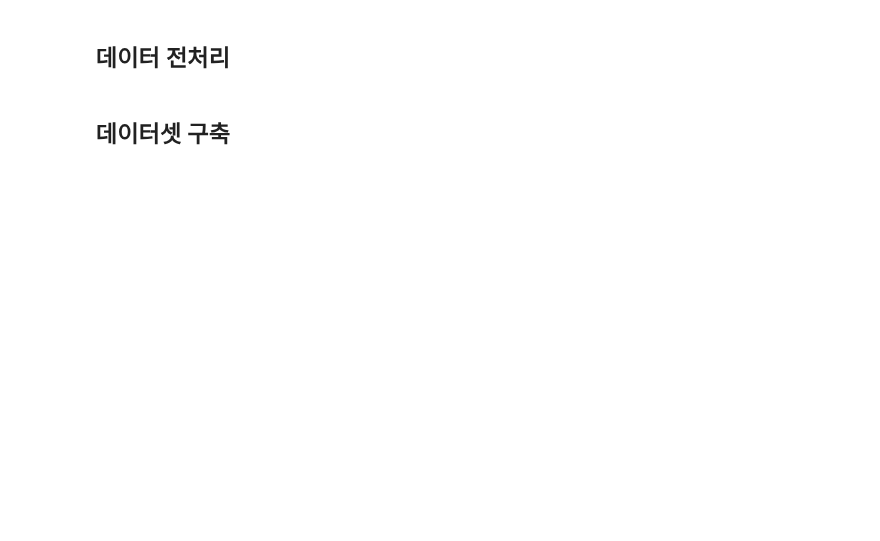
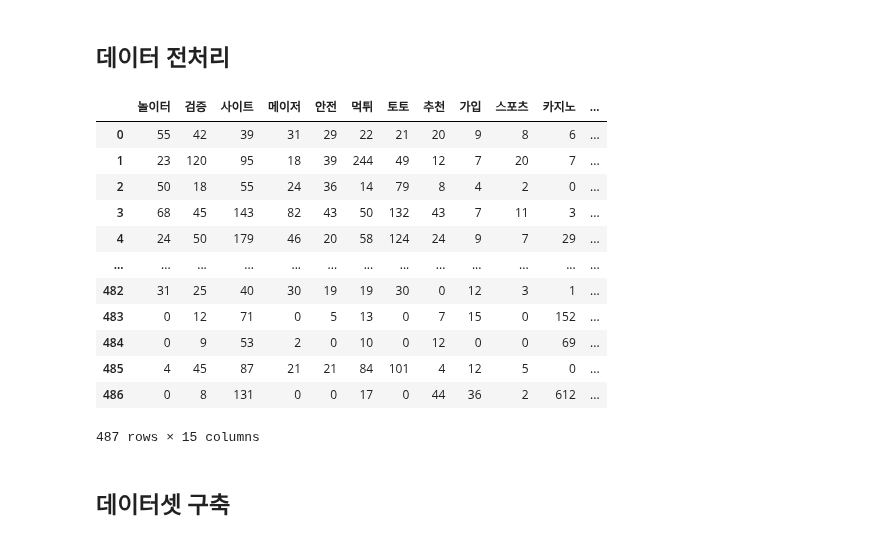
Before and after one commit to 6sephiruth/AI_career, a Jupyter notebook: gamble/gamble.ipynb, the cells around one changed output. Saved outputs shown, nothing was run; the diff lists cells and outputs as text; code cells hidden in the pictures; blank space fills up the shorter version.

```diff
--- a/gamble/gamble.ipynb
+++ b/gamble/gamble.ipynb
@@ -12,0 +29,9 @@ import numpy as np
+# %%
+
+ddrop_cols = []
+
+for col in bad_data.columns:
+
+    if bad_data[col].sum() < bad_data.sum().mean():
+
+        ddrop_cols.append(col)
@@ -49,6 +113,22 @@ else:
     pickle.dump(fix_good_data, open(f'./dataset/fix_good_data','wb'))
     pickle.dump(fix_bad_data, open(f'./dataset/fix_bad_data','wb'))
     pickle.dump(drop_cols, open(f'./dataset/drop_cols','wb'))
+# %%
+fix_bad_data
+# %% [output]
+|  | 놀이터 | 검증 | 사이트 | 메이저 | 안전 | 먹튀 | 토토 | 추천 | 가입 | 스포츠 | 카지노 | ... |
+| 0 | 55 | 42 | 39 | 31 | 29 | 22 | 21 | 20 | 9 | 8 | 6 | ... |
+| 1 | 23 | 120 | 95 | 18 | 39 | 244 | 49 | 12 | 7 | 20 | 7 | ... |
+| 2 | 50 | 18 | 55 | 24 | 36 | 14 | 79 | 8 | 4 | 2 | 0 | ... |
+| 3 | 68 | 45 | 143 | 82 | 43 | 50 | 132 | 43 | 7 | 11 | 3 | ... |
+| 4 | 24 | 50 | 179 | 46 | 20 | 58 | 124 | 24 | 9 | 7 | 29 | ... |
+| ... | ... | ... | ... | ... | ... | ... | ... | ... | ... | ... | ... | ... |
+| 482 | 31 | 25 | 40 | 30 | 19 | 19 | 30 | 0 | 12 | 3 | 1 | ... |
+| 483 | 0 | 12 | 71 | 0 | 5 | 13 | 0 | 7 | 15 | 0 | 152 | ... |
+| 484 | 0 | 9 | 53 | 2 | 0 | 10 | 0 | 12 | 0 | 0 | 69 | ... |
+| 485 | 4 | 45 | 87 | 21 | 21 | 84 | 101 | 4 | 12 | 5 | 0 | ... |
+| 486 | 0 | 8 | 131 | 0 | 0 | 17 | 0 | 44 | 36 | 2 | 612 | ... |
+487 rows × 15 columns
 # %% [markdown]
 ## 데이터셋 구축
 # %%
```
Also changed, not shown: parts of 11 cells of this notebook, 11 other files.
